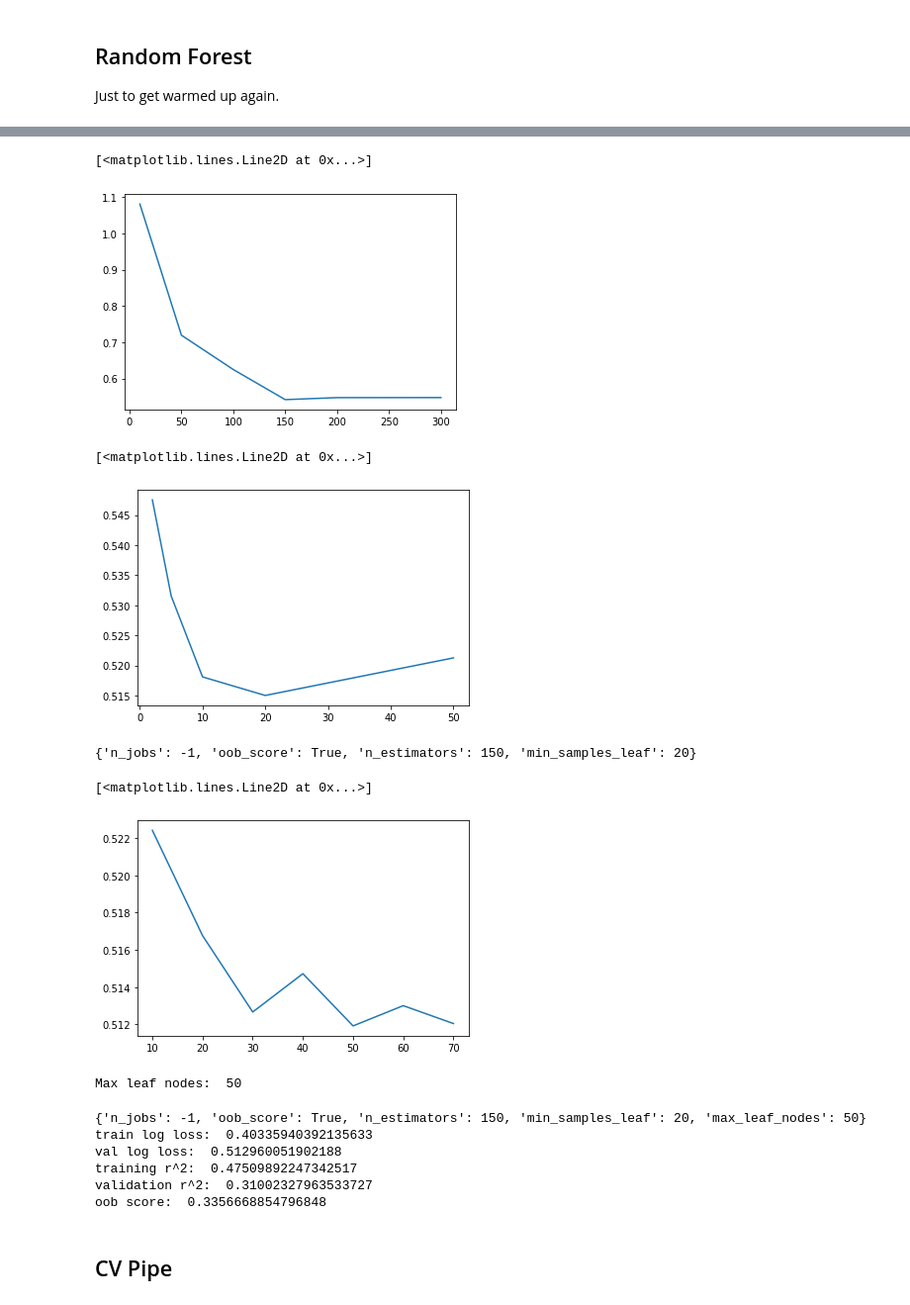
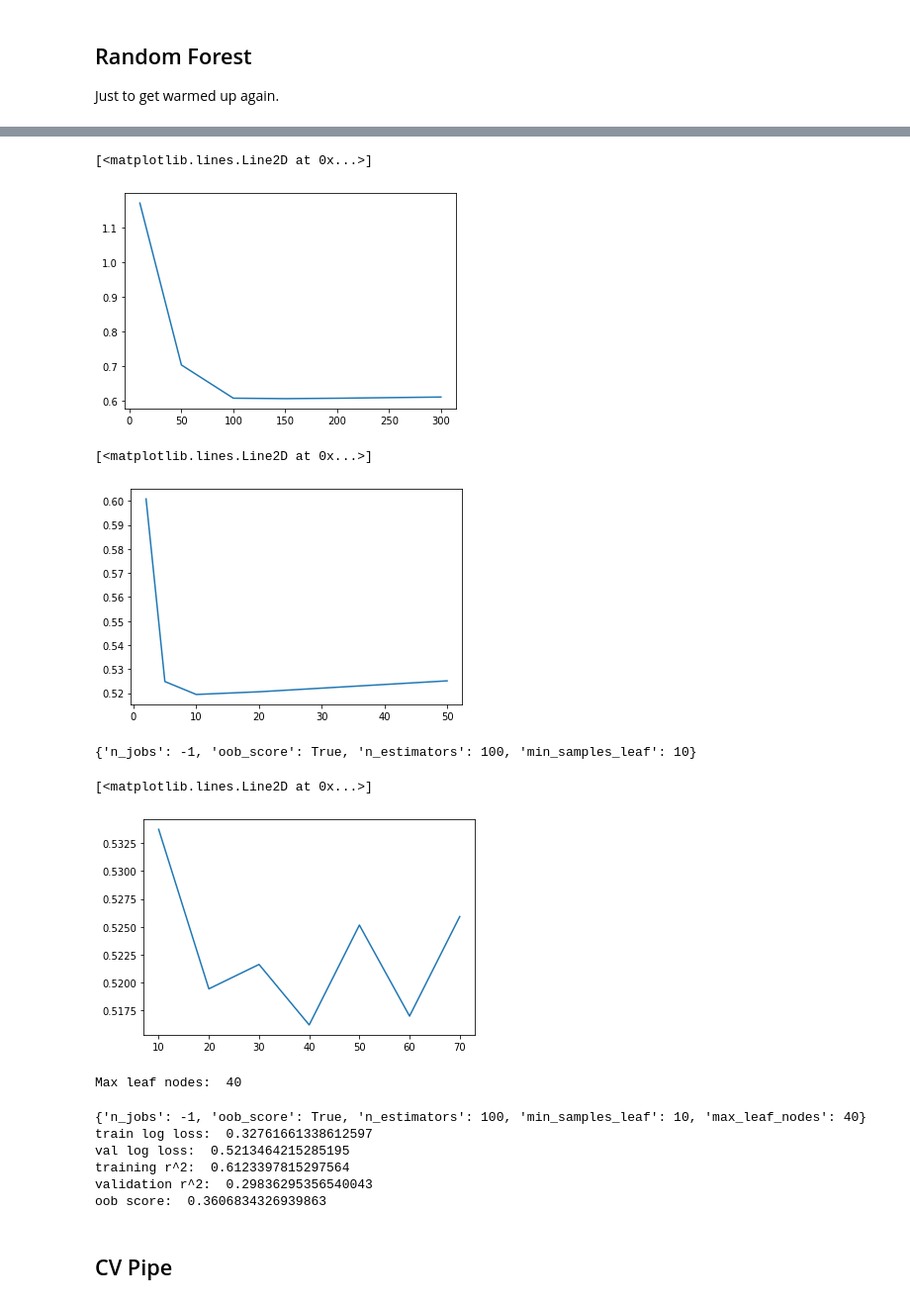
Before and after one commit to MatanFreedman/kaggle-march-madness-2021, a Jupyter notebook: notebooks/0.3-model-building.ipynb, the cells around one changed output, grey strips where cells are left out. Shown at 99% size. Drawn from its saved outputs; the diff is of its cells as text; code cells hidden in the pictures.

```diff
--- a/notebooks/0.3-model-building.ipynb
+++ b/notebooks/0.3-model-building.ipynb
@@ -34,7 +59,7 @@ from sklearn.ensemble import RandomForestRegressor
 
 import matplotlib.pyplot as plt
 # %%
-features1 = [
+features = [
        'location', 'T1_FGMmean', 'T1_FGAmean', 'T1_FGM3mean', 'T1_FGA3mean',
        'T1_ORmean', 'T1_Astmean', 'T1_TOmean', 'T1_Stlmean', 'T1_PFmean',
        'T1_opponent_FGMmean', 'T1_opponent_FGAmean', 'T1_opponent_FGM3mean',
@@ -45,23 +70,27 @@ features1 = [
        'T2_PFmean', 'T2_opponent_FGMmean', 'T2_opponent_FGAmean',
        'T2_opponent_FGM3mean', 'T2_opponent_FGA3mean', 'T2_opponent_ORmean',
        'T2_opponent_Astmean', 'T2_opponent_TOmean', 'T2_opponent_Stlmean',
-       'T2_opponent_Blkmean', 'T2_PointDiffmean', 'T1_win_ratio_14d',
-       'T2_win_ratio_14d', 'T1_Rk', 'T1_AdjEM', 'T1_AdjO',
-       'T1_Strength of Schedule_AdjD', 'T1_NCSOS_AdjT', 'T2_Rk', 'T2_AdjEM',
-       'T2_AdjO', 'T2_Strength of Schedule_AdjD', 'T2_NCSOS_AdjT', 'T1_seed',
-       'T2_seed', 'SeedDiff'
-]
-
-features = [
-    'T1_win_ratio_14d',
-   'T2_win_ratio_14d', 'T1_Rk', 'T1_AdjEM', 'T1_AdjO',
-   'T1_Strength of Schedule_AdjD', 'T1_NCSOS_AdjT', 'T2_Rk', 'T2_AdjEM',
-   'T2_AdjO', 'T2_Strength of Schedule_AdjD', 'T2_NCSOS_AdjT',
+       'T2_opponent_Blkmean', 'T2_PointDiffmean', 'T1_win_ratio_14d', 'T2_win_ratio_14d', 'T1_Rk',
+       'T1_AdjEM', 'T1_AdjO', 'T1_AdjD', 'T1_AdjT', 'T1_Luck',
+       'T1_Strength of Schedule_AdjEM', 'T1_Strength of Schedule_OppO',
+       'T1_Strength of Schedule_OppD', 'T1_NCSOS_AdjEM', 'T2_Rk', 'T2_AdjEM',
+       'T2_AdjO', 'T2_AdjD', 'T2_AdjT', 'T2_Luck',
+       'T2_Strength of Schedule_AdjEM', 'T2_Strength of Schedule_OppO',
+       'T2_Strength of Schedule_OppD', 'T2_NCSOS_AdjEM', 'T1_seed', 'T2_seed',
+       'SeedDiff'
 ]
 
 features2 = [
+    'T1_win_ratio_14d', 'T2_win_ratio_14d', 'T1_Rk',
+   'T1_AdjEM', 'T1_AdjO', 'T1_AdjD', 'T1_AdjT', 'T1_Luck',
+   'T1_Strength of Schedule_AdjEM', 'T1_Strength of Schedule_OppO',
+   'T1_Strength of Schedule_OppD', 'T1_NCSOS_AdjEM', 'T2_Rk', 'T2_AdjEM',
+   'T2_AdjO', 'T2_AdjD', 'T2_AdjT', 'T2_Luck',
+   'T2_Strength of Schedule_AdjEM', 'T2_Strength of Schedule_OppO',
+   'T2_Strength of Schedule_OppD', 'T2_NCSOS_AdjEM', 'T1_seed', 'T2_seed',
+   'SeedDiff'
+]
 
-]
 
 df = tourney_data.dropna(how='any')
 
@@ -113,28 +142,28 @@ for n in n_trees:
 plt.plot(n_trees, val_log_loss)
 # %% [output]
 [<matplotlib.lines.Line2D at 0x...>]
-[figure, old version]
+[figure, new version]
 # %%
 params = dict(
     n_jobs=-1,
     oob_score=True,
-    n_estimators=150,
+    n_estimators=100,
 )
 
 min_samples_leaf = [2, 5, 10, 20, 50]
 val_log_loss = []
 for msl in min_samples_leaf:
     model = RandomForestRegressor(
         min_samples_leaf=msl,
         **params
     )
     model.fit(X_train, y_train)
     val_log_loss.append(log_loss(y_val, model.predict(X_val)))
 
 plt.plot(min_samples_leaf, val_log_loss)
 # %% [output]
 [<matplotlib.lines.Line2D at 0x...>]
-[figure, old version]
+[figure, new version]
 # %%
 val, idx = min((val, idx) for (idx, val) in enumerate(val_log_loss))
 params['min_samples_leaf'] = min_samples_leaf[idx]
@@ -152,15 +181,15 @@ for m in max_leaf_nodes:
 
 plt.plot(max_leaf_nodes, val_log_loss)
 # %% [output]
-{'n_jobs': -1, 'oob_score': True, 'n_estimators': 150, 'min_samples_leaf': 20}
+{'n_jobs': -1, 'oob_score': True, 'n_estimators': 100, 'min_samples_leaf': 10}
 [<matplotlib.lines.Line2D at 0x...>]
-[figure, old version]
+[figure, new version]
 # %%
 val, idx = min((val, idx) for (idx, val) in enumerate(val_log_loss))
 params['max_leaf_nodes'] = max_leaf_nodes[idx]
 print("Max leaf nodes: ", max_leaf_nodes[idx])
 # %% [output]
-Max leaf nodes:  50
+Max leaf nodes:  40
 # %%
 print(params)
 model = RandomForestRegressor(
@@ -169,12 +198,12 @@ model = RandomForestRegressor(
 model.fit(X_train, y_train)
 print_score(model)
 # %% [output]
-{'n_jobs': -1, 'oob_score': True, 'n_estimators': 150, 'min_samples_leaf': 20, 'max_leaf_nodes': 50}
-train log loss:  0.40335940392135633
-val log loss:  0.512960051902188
-training r^2:  0.47509892247342517
-validation r^2:  0.31002327963533727
-oob score:  0.3356668854796848
+{'n_jobs': -1, 'oob_score': True, 'n_estimators': 100, 'min_samples_leaf': 10, 'max_leaf_nodes': 40}
+train log loss:  0.32761661338612597
+val log loss:  0.5213464215285195
+training r^2:  0.6123397815297564
+validation r^2:  0.29836295356540043
+oob score:  0.3606834326939863
 # %% [markdown]
 ## CV Pipe
 # %%
```
Also changed, not shown: parts of 13 cells of this notebook, 1 other file.
